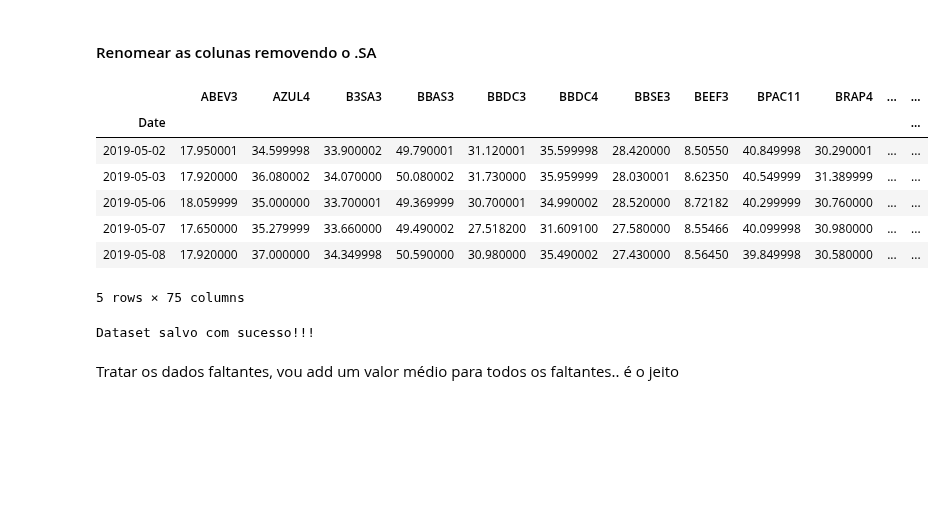
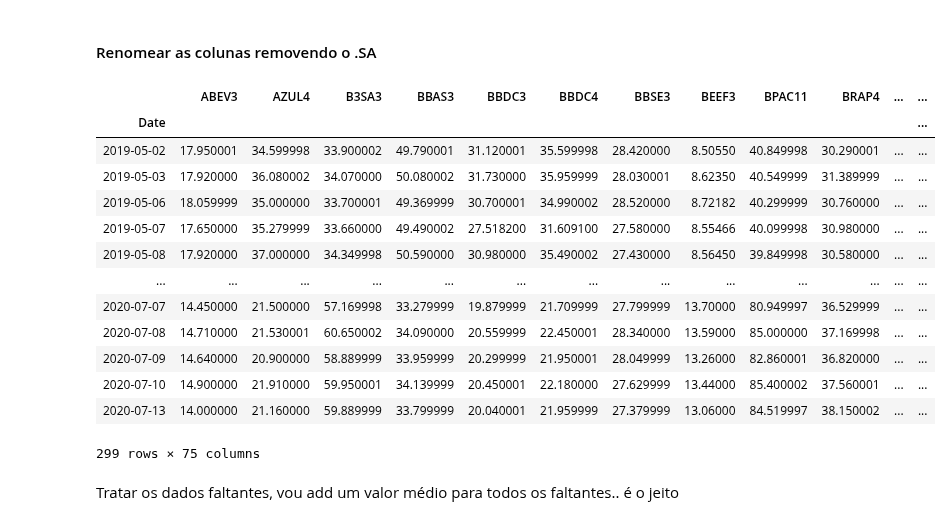
Before and after one commit to andreolvgomes/long-short-by-cointegration, a Jupyter notebook: utils/Historic-Yahoo.ipynb, the cells around one changed output. Cells and saved outputs as stored; diff of their text form; code cells hidden in the pictures; blank space fills up the shorter version.

```diff
--- a/utils/Historic-Yahoo.ipynb
+++ b/utils/Historic-Yahoo.ipynb
@@ -40,21 +40,22 @@ for col in historic.columns:
     columns.append(col.replace('.SA', ''))
 historic.columns = columns
 # %%
-historic.head()
+historic
 # %% [output]
 |  | ABEV3 | AZUL4 | B3SA3 | BBAS3 | BBDC3 | BBDC4 | BBSE3 | BEEF3 | BPAC11 | BRAP4 | ... | ... |
 | Date |  |  |  |  |  |  |  |  |  |  |  | ... |
 | 2019-05-02 | 17.950001 | 34.599998 | 33.900002 | 49.790001 | 31.120001 | 35.599998 | 28.420000 | 8.50550 | 40.849998 | 30.290001 | ... | ... |
 | 2019-05-03 | 17.920000 | 36.080002 | 34.070000 | 50.080002 | 31.730000 | 35.959999 | 28.030001 | 8.62350 | 40.549999 | 31.389999 | ... | ... |
 | 2019-05-06 | 18.059999 | 35.000000 | 33.700001 | 49.369999 | 30.700001 | 34.990002 | 28.520000 | 8.72182 | 40.299999 | 30.760000 | ... | ... |
 | 2019-05-07 | 17.650000 | 35.279999 | 33.660000 | 49.490002 | 27.518200 | 31.609100 | 27.580000 | 8.55466 | 40.099998 | 30.980000 | ... | ... |
 | 2019-05-08 | 17.920000 | 37.000000 | 34.349998 | 50.590000 | 30.980000 | 35.490002 | 27.430000 | 8.56450 | 39.849998 | 30.580000 | ... | ... |
+| ... | ... | ... | ... | ... | ... | ... | ... | ... | ... | ... | ... | ... |
+| 2020-07-07 | 14.450000 | 21.500000 | 57.169998 | 33.279999 | 19.879999 | 21.709999 | 27.799999 | 13.70000 | 80.949997 | 36.529999 | ... | ... |
+| 2020-07-08 | 14.710000 | 21.530001 | 60.650002 | 34.090000 | 20.559999 | 22.450001 | 28.340000 | 13.59000 | 85.000000 | 37.169998 | ... | ... |
+| 2020-07-09 | 14.640000 | 20.900000 | 58.889999 | 33.959999 | 20.299999 | 21.950001 | 28.049999 | 13.26000 | 82.860001 | 36.820000 | ... | ... |
+| 2020-07-10 | 14.900000 | 21.910000 | 59.950001 | 34.139999 | 20.450001 | 22.180000 | 27.629999 | 13.44000 | 85.400002 | 37.560001 | ... | ... |
+| 2020-07-13 | 14.000000 | 21.160000 | 59.889999 | 33.799999 | 20.040001 | 21.959999 | 27.379999 | 13.06000 | 84.519997 | 38.150002 | ... | ... |
-5 rows × 75 columns
+299 rows × 75 columns
-# %%
-historic.to_csv('../datasets/data_yahoo.csv')
-print("Dataset salvo com sucesso!!!")
-# %% [output]
-Dataset salvo com sucesso!!!
 # %% [markdown]
 Tratar os dados faltantes, vou add um valor médio para todos os faltantes.. é o jeito
 # %%
```
Also changed, not shown: parts of 9 cells of this notebook, 3 other files.
